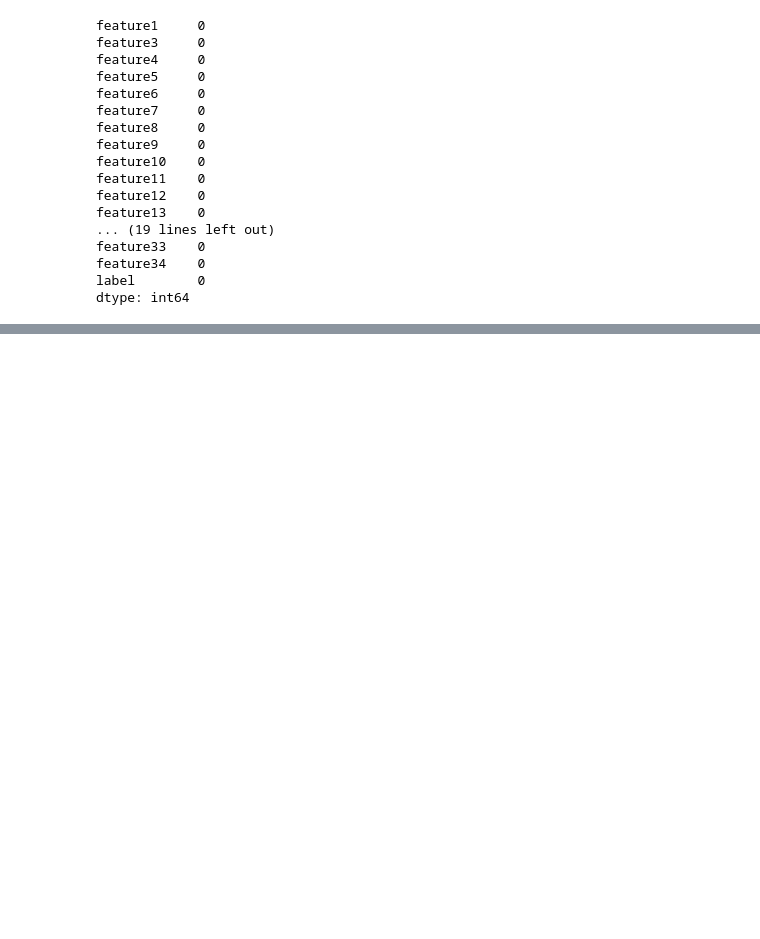
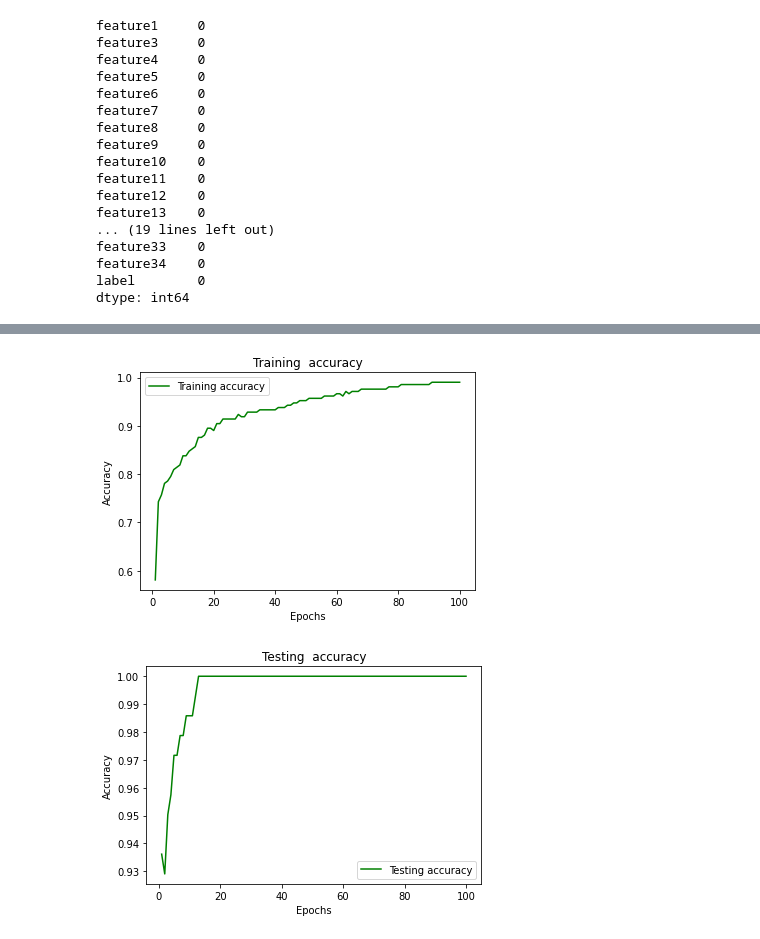
Before and after one commit to waqasde/AIQ2_Waqas_Ahmad_PIAIC139128, a Jupyter notebook: Ionosphere_Assignment.ipynb, the cells around one changed output, grey strips where cells are left out. Drawn from its saved outputs; the diff is of its cells as text; code cells hidden in the pictures; blank space fills up the shorter version.

```diff
--- a/Ionosphere_Assignment.ipynb
+++ b/Ionosphere_Assignment.ipynb
@@ -221,3 +265,30 @@ accuracy: 93.62%
+# %%
+
+#Visualizing Training and Validation Accuracy
+loss_train = history.history['accuracy']
+
+epochs = range(1,101)
+plt.plot(epochs, loss_train, 'g', label='Training accuracy')
+
+plt.title('Training  accuracy')
+plt.xlabel('Epochs')
+plt.ylabel('Accuracy')
+plt.legend()
+plt.show()
+#Visualizing Training and Validation Accuracy
+loss_test = historyTest.history['accuracy']
+
+epochs = range(1,101)
+plt.plot(epochs, loss_test, 'g', label='Testing accuracy')
+
+plt.title('Testing  accuracy')
+plt.xlabel('Epochs')
+plt.ylabel('Accuracy')
+plt.legend()
+plt.show()
+# %% [output]
+[figure, added]
+[figure, added]
 # %%
 #perdiction
 from sklearn.metrics import confusion_matrix, accuracy_score, ConfusionMatrixDisplay
```
Also changed, not shown: parts of 7 cells of this notebook.
